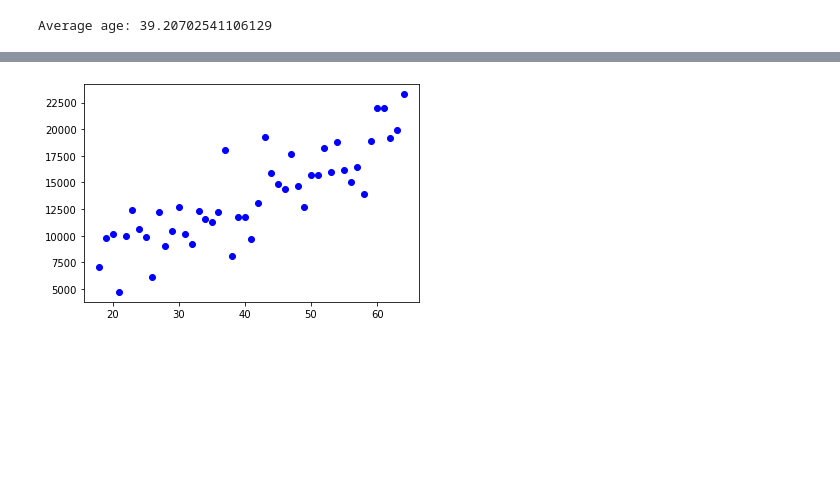
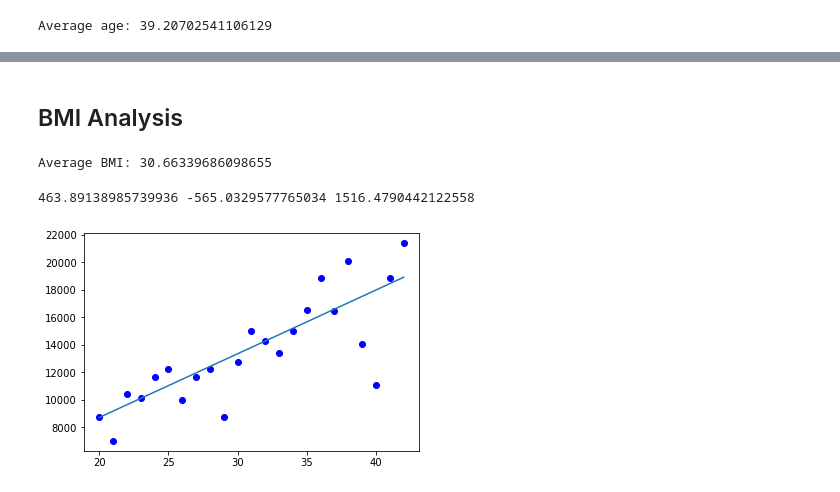
Before and after one commit to nelsen129/us-medical-insurance-costs, a Jupyter notebook: us-medical-insurance-costs.ipynb, the cells around one changed output, grey strips where cells are left out. Cells and saved outputs as stored; diff of their text form; code cells hidden in the pictures; blank space fills up the shorter version.

Commit message:
Added BMI analysis, cleaned linear regression code

```diff
--- a/us-medical-insurance-costs.ipynb
+++ b/us-medical-insurance-costs.ipynb
@@ -80,2 +91,28 @@ def linear_regression(ms, bs, points):
+# %%
+def run_linear_regressions(points, initial_m=250., initial_b=3000.):
+    m_best = initial_m
+    b_best = initial_b
+    for tolerance in [1e1, 1e0, 1e-1, 1e-2, 1e-3]:
+        m_range = get_range_array(m_best, tolerance)
+        b_range = get_range_array(b_best, tolerance)
+        m_best, b_best = linear_regression(m_range, b_range, points)
+
+        # Recenter if any of values are at the edges
+        move_counter = 0
+        while m_best in [m_range.min(), m_range.max()] or b_best in [b_range.min(), b_range.max()]:
+            m_range = get_range_array(m_best, tolerance)
+            b_range = get_range_array(b_best, tolerance)
+            m_best, b_best = linear_regression(m_range, b_range, points)
+            move_counter += 1
+            if move_counter > 100:
+                break
+    return m_best, b_best
+# %%
+def get_unique_and_significant_values(values):
+    values_unique, values_counts = np.unique(values, return_counts=True)
+    # Values are significant if they represent more than 1% of the data (13 datapoints)
+    values_significant = np.array([unique for unique, count in zip(values_unique, values_counts)
+                                   if count > len(values) * 0.01])
+    return values_unique, values_significant
 # %% [markdown]
 ## Age Analysis
@@ -93,6 +140,23 @@ ages_costs = np.stack([ages_unique, avg_cost_per_age], axis=-1)
+# %% [markdown]
+## BMI Analysis
+# %%
+print(f'Average BMI: {bmis.mean()}')
+# %% [output]
+Average BMI: 30.66339686098655
+# %%
+bmis_rounded = np.around(bmis)
+bmis_unique, bmis_significant = get_unique_and_significant_values(bmis_rounded)
+avg_cost_per_bmi = np.array([np.array(costs[bmis_rounded==i], dtype=float).mean() for i in bmis_significant])
+bmis_costs = np.stack([bmis_significant, avg_cost_per_bmi], axis=-1)
+# %%
+m_bmi, b_bmi = run_linear_regressions(bmis_costs)
+print(m_bmi, b_bmi, get_error(m_bmi, b_bmi, bmis_costs).mean())
+# %% [output]
+463.89138985739936 -565.0329577765034 1516.4790442122558
 # %%
-# Plot ages_costs to get rough idea of trendline
-plt.plot(ages_costs[:, 0], ages_costs[:, 1], 'bo')
+# Plot the results of the linear regression
+predicted_ys = get_y(m_bmi, b_bmi, bmis_costs[:, 0])
+plt.plot(bmis_costs[:, 0], bmis_costs[:, 1], 'bo', bmis_costs[:, 0], predicted_ys)
 plt.show()
 # %% [output]
-[figure, old version]
+[figure, new version]
```
Also changed, not shown: parts of 9 cells of this notebook, 1 other file.
